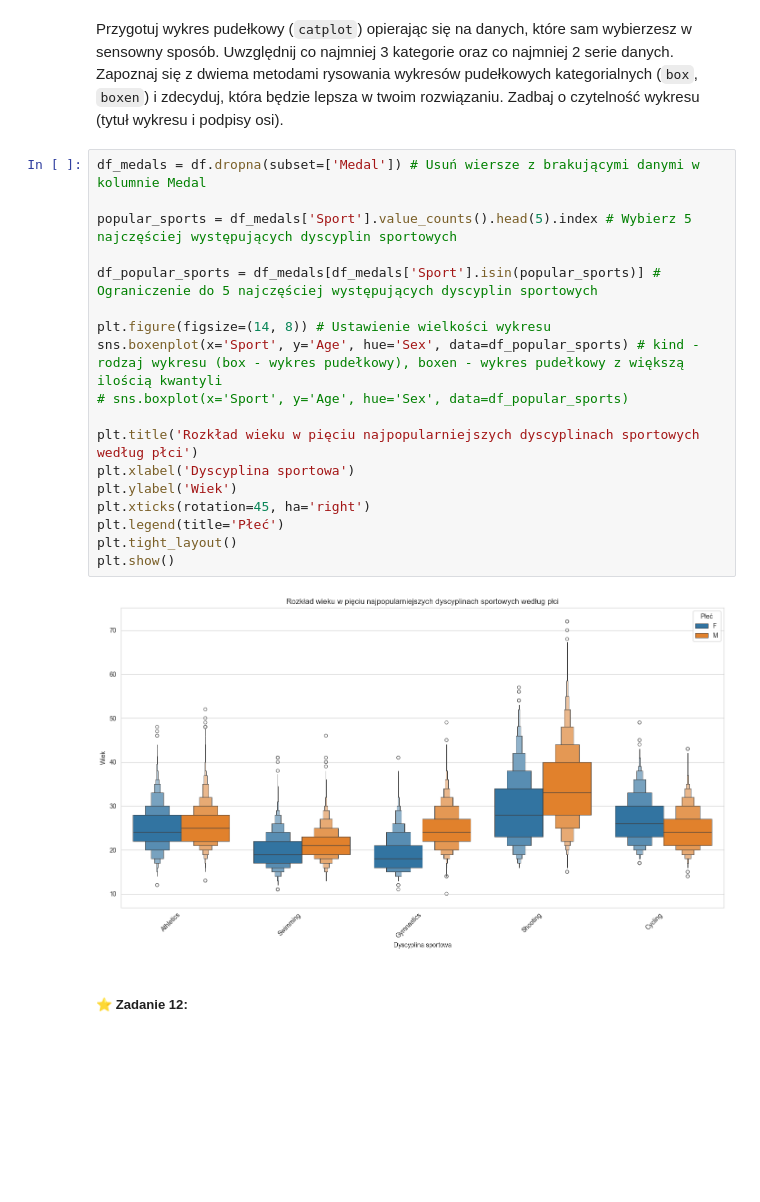
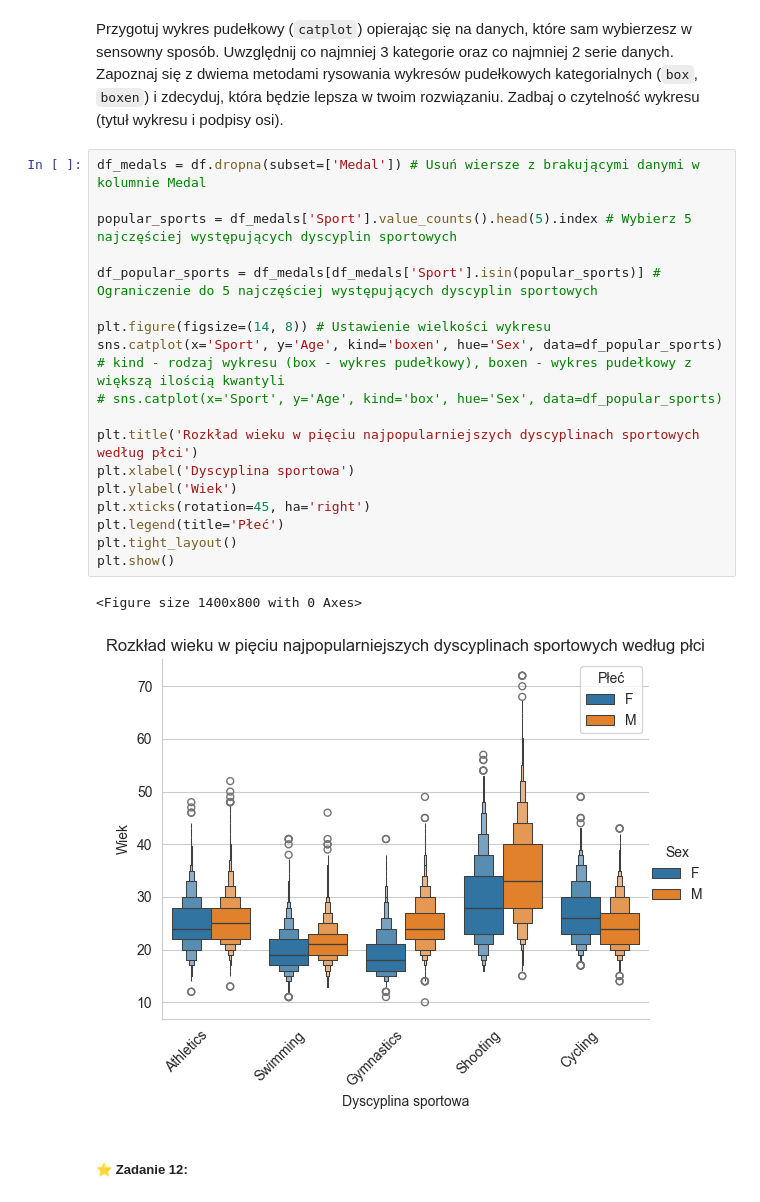
Before and after one commit to kambed/DataVisualization, a Jupyter notebook: seaborn.ipynb, the cells around one changed output. Cells and saved outputs as stored; diff of their text form; blank space fills up the shorter version.

```diff
--- a/seaborn.ipynb
+++ b/seaborn.ipynb
@@ -260,23 +257,24 @@ Przygotuj wykres pudełkowy (`catplot`) opierając się na danych, które sam wy
 # %%
 df_medals = df.dropna(subset=['Medal']) # Usuń wiersze z brakującymi danymi w kolumnie Medal
 
 popular_sports = df_medals['Sport'].value_counts().head(5).index # Wybierz 5 najczęściej występujących dyscyplin sportowych
 
 df_popular_sports = df_medals[df_medals['Sport'].isin(popular_sports)] # Ograniczenie do 5 najczęściej występujących dyscyplin sportowych
 
 plt.figure(figsize=(14, 8)) # Ustawienie wielkości wykresu
-sns.boxenplot(x='Sport', y='Age', hue='Sex', data=df_popular_sports) # kind - rodzaj wykresu (box - wykres pudełkowy), boxen - wykres pudełkowy z większą ilością kwantyli
-# sns.boxplot(x='Sport', y='Age', hue='Sex', data=df_popular_sports)
+sns.catplot(x='Sport', y='Age', kind='boxen', hue='Sex', data=df_popular_sports) # kind - rodzaj wykresu (box - wykres pudełkowy), boxen - wykres pudełkowy z większą ilością kwantyli
+# sns.catplot(x='Sport', y='Age', kind='box', hue='Sex', data=df_popular_sports)
 
 plt.title('Rozkład wieku w pięciu najpopularniejszych dyscyplinach sportowych według płci')
 plt.xlabel('Dyscyplina sportowa')
 plt.ylabel('Wiek')
 plt.xticks(rotation=45, ha='right')
 plt.legend(title='Płeć')
 plt.tight_layout()
 plt.show()
 # %% [output]
+<Figure size 1400x800 with 0 Axes>
-[figure, old version]
+[figure, new version]
 # %% [markdown]
 ##### ⭐ Zadanie 12:
 # %% [markdown]
```
Also changed, not shown: parts of 5 cells of this notebook.
